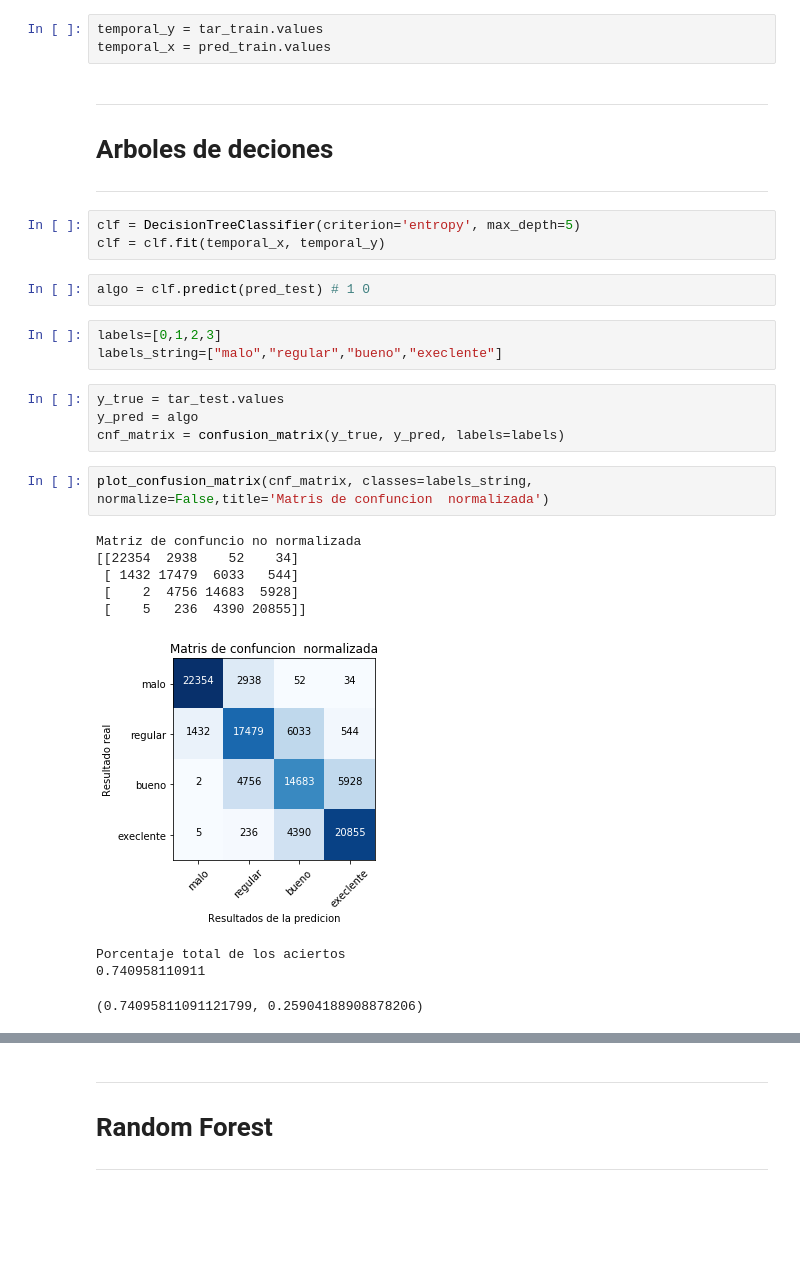
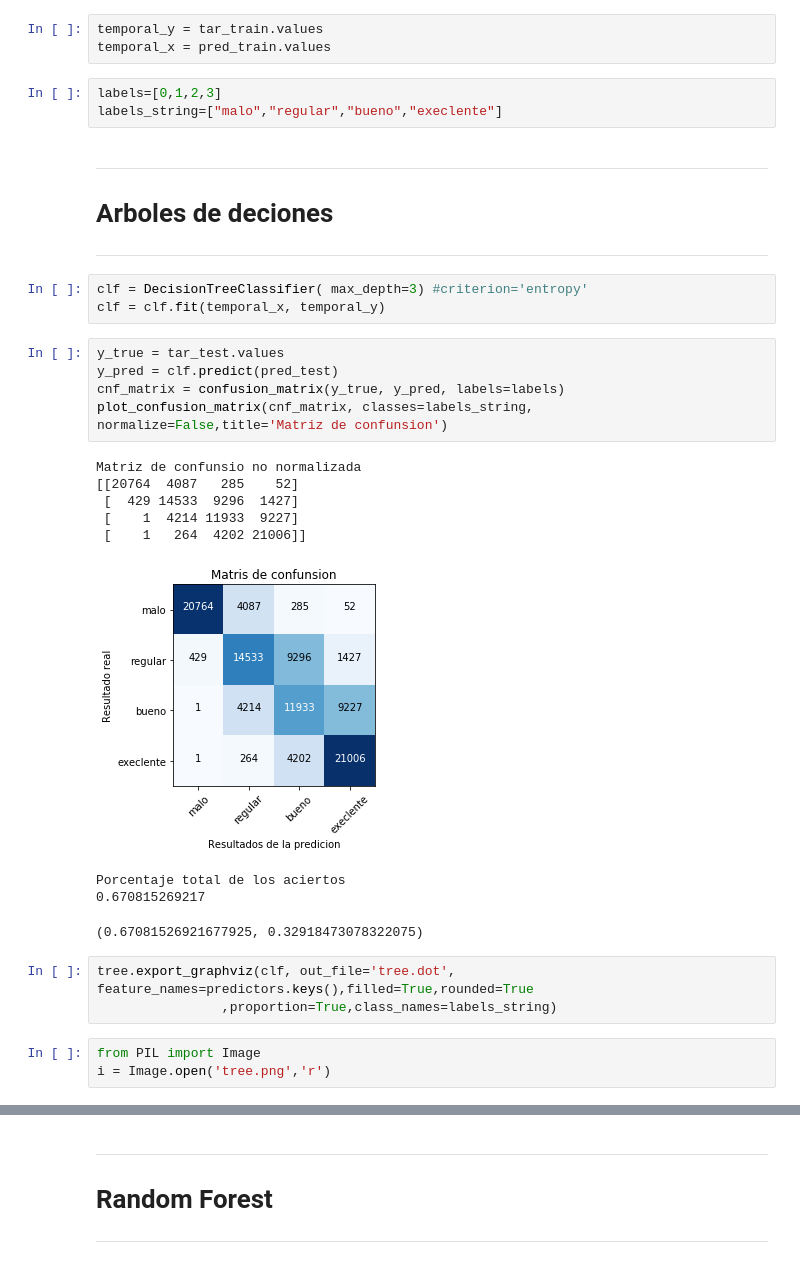
Before and after one commit to fmedel/Mineria-de-datos, a Jupyter notebook: jypiter/work/proyecto-farmacia/todos-datos/Modelos.ipynb, the cells around one changed output, grey strips where cells are left out. Drawn from its saved outputs; the diff is of its cells as text; blank space fills up the shorter version.

```diff
--- a/jypiter/work/proyecto-farmacia/todos-datos/Modelos.ipynb
+++ b/jypiter/work/proyecto-farmacia/todos-datos/Modelos.ipynb
@@ -70,29 +70,32 @@ pred_train, pred_test, tar_train, tar_test = train_test_split(predictors, target
 # %%
 temporal_y = tar_train.values
 temporal_x = pred_train.values
+# %%
+labels=[0,1,2,3]
+labels_string=["malo","regular","bueno","execlente"]
 # %% [markdown]
 <hr><h1>Arboles de deciones </h1><hr>
 # %%
-clf = DecisionTreeClassifier(criterion='entropy', max_depth=5)
+clf = DecisionTreeClassifier( max_depth=3) #criterion='entropy'
 clf = clf.fit(temporal_x, temporal_y)
-# %%
-algo = clf.predict(pred_test) # 1 0
-# %%
-labels=[0,1,2,3]
-labels_string=["malo","regular","bueno","execlente"]
 # %%
 y_true = tar_test.values
-y_pred = algo
+y_pred = clf.predict(pred_test)
 cnf_matrix = confusion_matrix(y_true, y_pred, labels=labels)
+plot_confusion_matrix(cnf_matrix, classes=labels_string, normalize=False,title='Matriz de confunsion')
+# %% [output]
+Matriz de confunsio no normalizada
+[[20764  4087   285    52]
+ [  429 14533  9296  1427]
+ [    1  4214 11933  9227]
+ [    1   264  4202 21006]]
+[figure, added]
+Porcentaje total de los aciertos
+0.670815269217
+(0.67081526921677925, 0.32918473078322075)
-# %%
-plot_confusion_matrix(cnf_matrix, classes=labels_string, normalize=False,title='Matris de confuncion  normalizada')
-# %% [output]
-Matriz de confuncio no normalizada
-[[22354  2938    52    34]
- [ 1432 17479  6033   544]
- [    2  4756 14683  5928]
- [    5   236  4390 20855]]
-[figure, removed]
-Porcentaje total de los aciertos
-0.740958110911
-(0.74095811091121799, 0.25904188908878206)
+# %%
+tree.export_graphviz(clf, out_file='tree.dot', feature_names=predictors.keys(),filled=True,rounded=True
+                ,proportion=True,class_names=labels_string)
+# %%
+from PIL import Image
+i = Image.open('tree.png','r')
```
Also changed, not shown: parts of 17 cells of this notebook, 3 other files.
